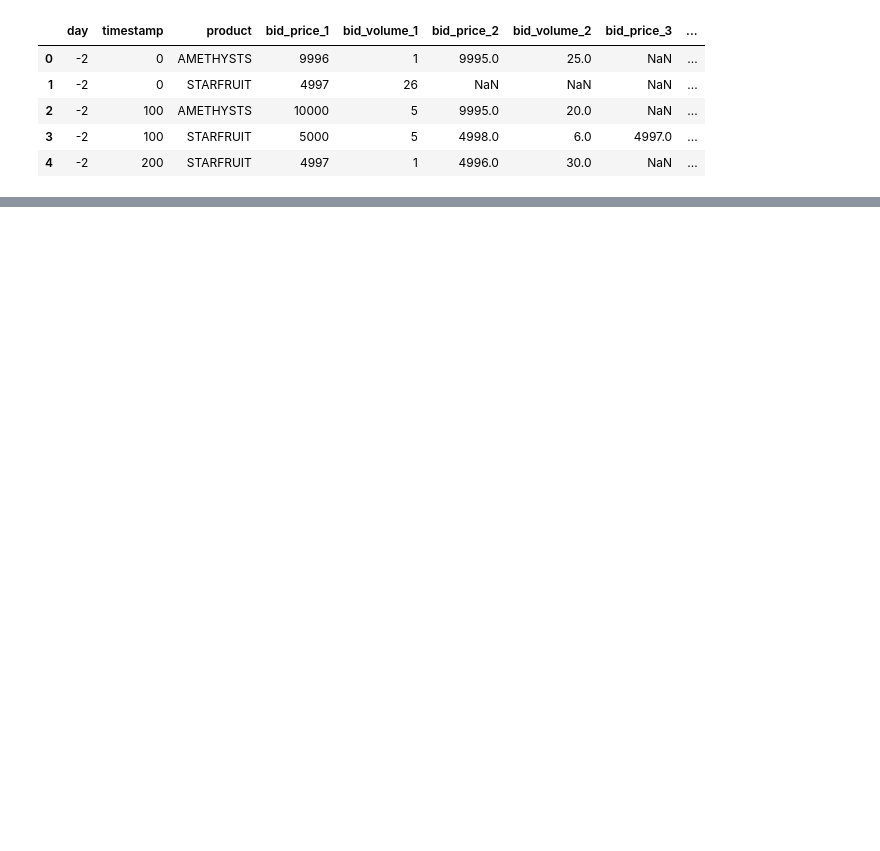
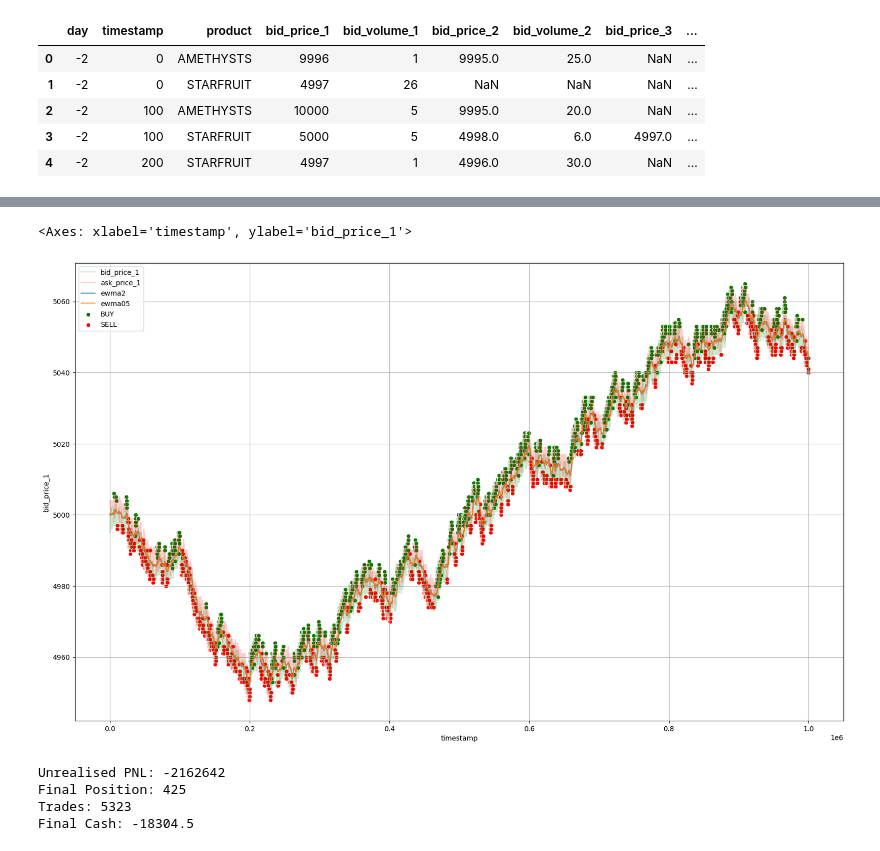
Before and after one commit to dakshox/Prosperity, a Jupyter notebook: first-round/daksh-work/analysis.ipynb, the cells around one changed output, grey strips where cells are left out. Drawn from its saved outputs; the diff is of its cells as text; code cells hidden in the pictures; blank space fills up the shorter version.

```diff
--- a/first-round/daksh-work/analysis.ipynb
+++ b/first-round/daksh-work/analysis.ipynb
@@ -48,0 +56,4 @@ plt.xlim(0)
+# %%
+starfruit_df['BUYSIGNAL'] = starfruit_df['ewma2'] > starfruit_df['ewma05'] + 0.1
+
+starfruit_df['SELLSIGNAL'] = starfruit_df['ewma2'] < starfruit_df['ewma05'] - 0.1
@@ -48,0 +71,43 @@ plt.xlim(0)
+# %%
+plt.figure(figsize=(20, 12))
+plt.grid(True)
+sns.lineplot(data=starfruit_df, x="timestamp", y="bid_price_1", errorbar=None, label="bid_price_1", alpha=0.2, color="green")
+sns.lineplot(data=starfruit_df, x="timestamp", y="ask_price_1", errorbar=None, label="ask_price_1", alpha=0.2, color="red")
+# sns.lineplot(data=starfruit_df, x="timestamp", y="mid_price", errorbar=None, label="mid_price", alpha=0.3)
+sns.lineplot(data=starfruit_df, x="timestamp", y="ewma2", errorbar=None, label="ewma2", alpha=0.8)
+sns.lineplot(data=starfruit_df, x="timestamp", y="ewma05", errorbar=None, label="ewma05", alpha=0.8)
+sns.scatterplot(data=starfruit_df[starfruit_df['BUYSIGNAL']], x="timestamp", y="ask_price_1", color="green", label="BUY")
+sns.scatterplot(data=starfruit_df[starfruit_df['SELLSIGNAL']], x="timestamp", y="bid_price_1", color="red", label="SELL")
+# %% [output]
+<Axes: xlabel='timestamp', ylabel='bid_price_1'>
+[figure, added]
+# %%
+pnl = 0
+position = 0
+trades = 0
+
+# Buy signals
+for index, row in starfruit_df[starfruit_df['BUYSIGNAL']].iterrows():
+    buy_price = row['ask_price_1']
+    sell_price = row['bid_price_1']
+    pnl -= buy_price
+    position += 1
+    trades += 1
+
+# Sell signals
+for index, row in starfruit_df[starfruit_df['SELLSIGNAL']].iterrows():
+    sell_price = row['bid_price_1']
+    buy_price = row['ask_price_1']
+    pnl += sell_price
+    position -= 1
+    trades += 1
+
+print("Unrealised PNL:", pnl)
+print("Final Position:", position)
+print("Trades:", trades)
+print("Final Cash:", pnl + position * starfruit_df['mid_price'].iloc[-1])
+# %% [output]
+Unrealised PNL: -2162642
+Final Position: 425
+Trades: 5323
+Final Cash: -18304.5
```
Also changed, not shown: parts of 7 cells of this notebook, 4 other files.
